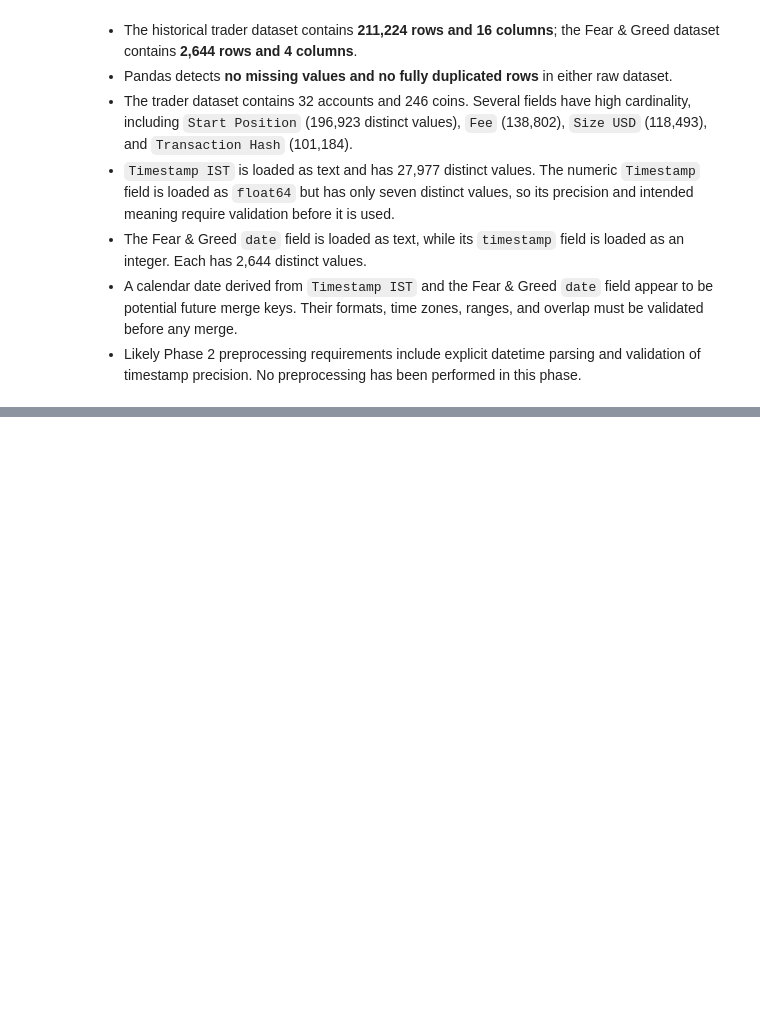
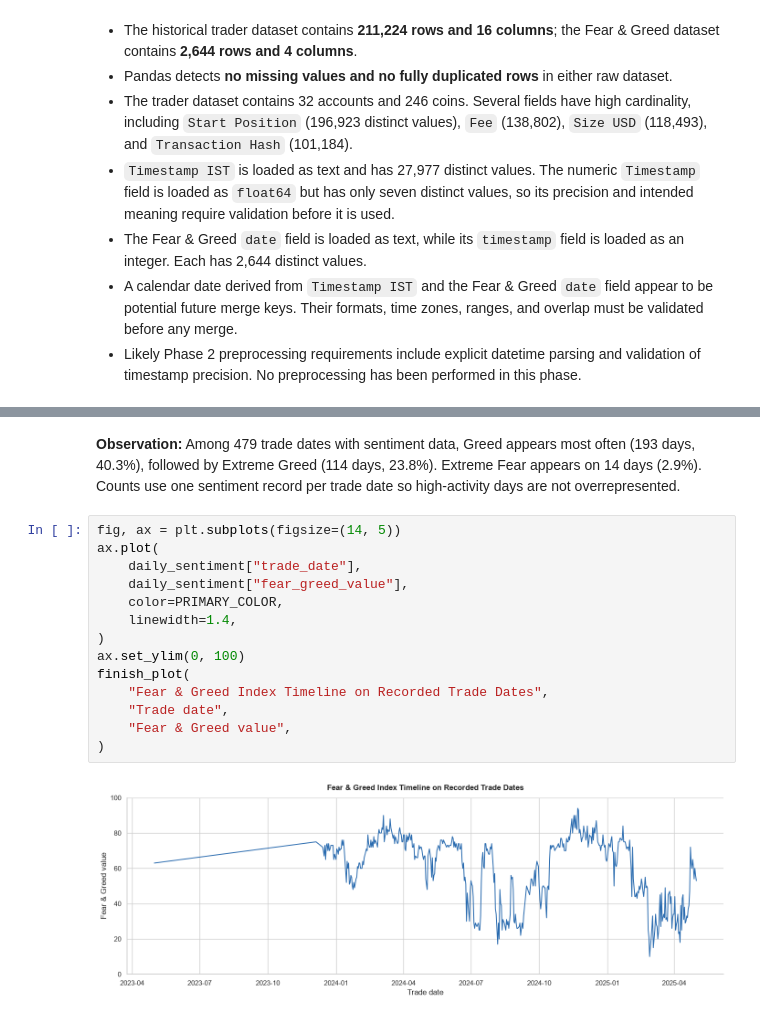
Before and after one commit to bhrigu136/crypto-market-analysis, a Jupyter notebook: notebooks/assignment_analysis.ipynb, the cells around one changed output, grey strips where cells are left out. Saved outputs shown, nothing was run; the diff lists cells and outputs as text; blank space fills up the shorter version.

```diff
--- a/notebooks/assignment_analysis.ipynb
+++ b/notebooks/assignment_analysis.ipynb
@@ -246,0 +499,18 @@ Last five values: ['2025-04-28', '2025-04-29', '2025-04-30', '2025-05-01', '2025
+# %% [markdown]
+**Observation:** Among 479 trade dates with sentiment data, Greed appears most often (193 days, 40.3%), followed by Extreme Greed (114 days, 23.8%). Extreme Fear appears on 14 days (2.9%). Counts use one sentiment record per trade date so high-activity days are not overrepresented.
+# %%
+fig, ax = plt.subplots(figsize=(14, 5))
+ax.plot(
+    daily_sentiment["trade_date"],
+    daily_sentiment["fear_greed_value"],
+    color=PRIMARY_COLOR,
+    linewidth=1.4,
+)
+ax.set_ylim(0, 100)
+finish_plot(
+    "Fear & Greed Index Timeline on Recorded Trade Dates",
+    "Trade date",
+    "Fear & Greed value",
+)
+# %% [output]
+[figure, added]
```
Also changed, not shown: parts of 61 cells of this notebook, 15 other files.
